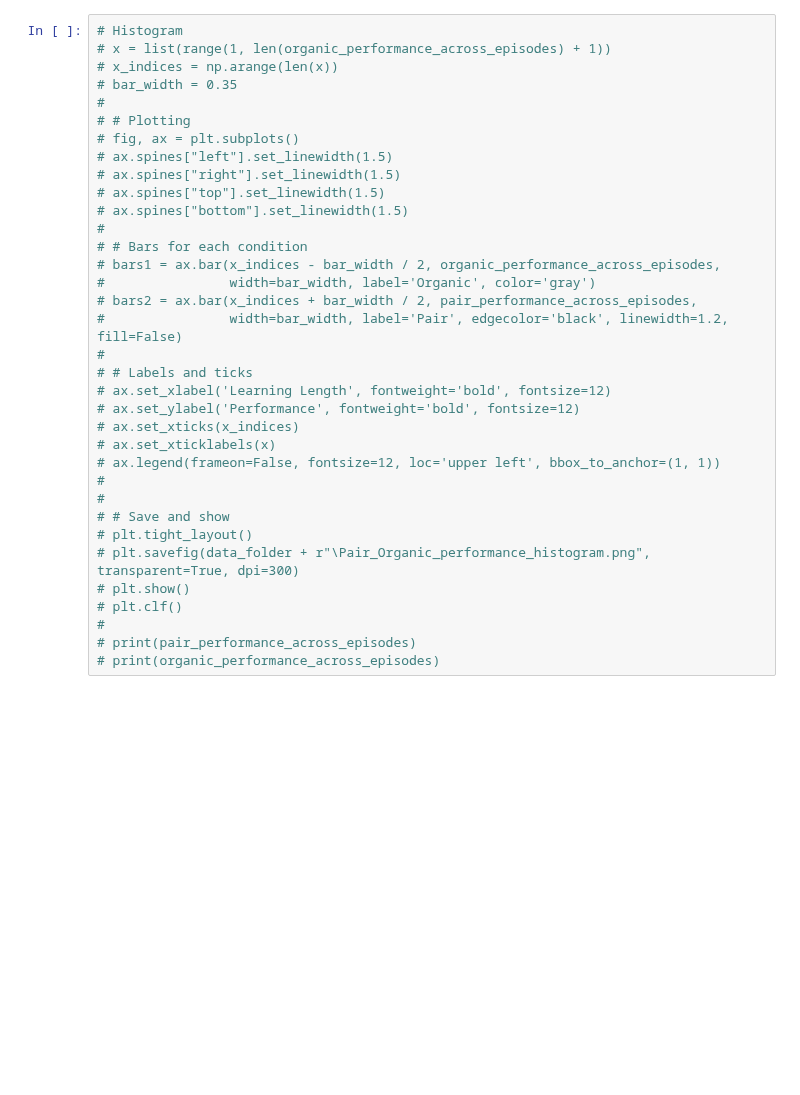
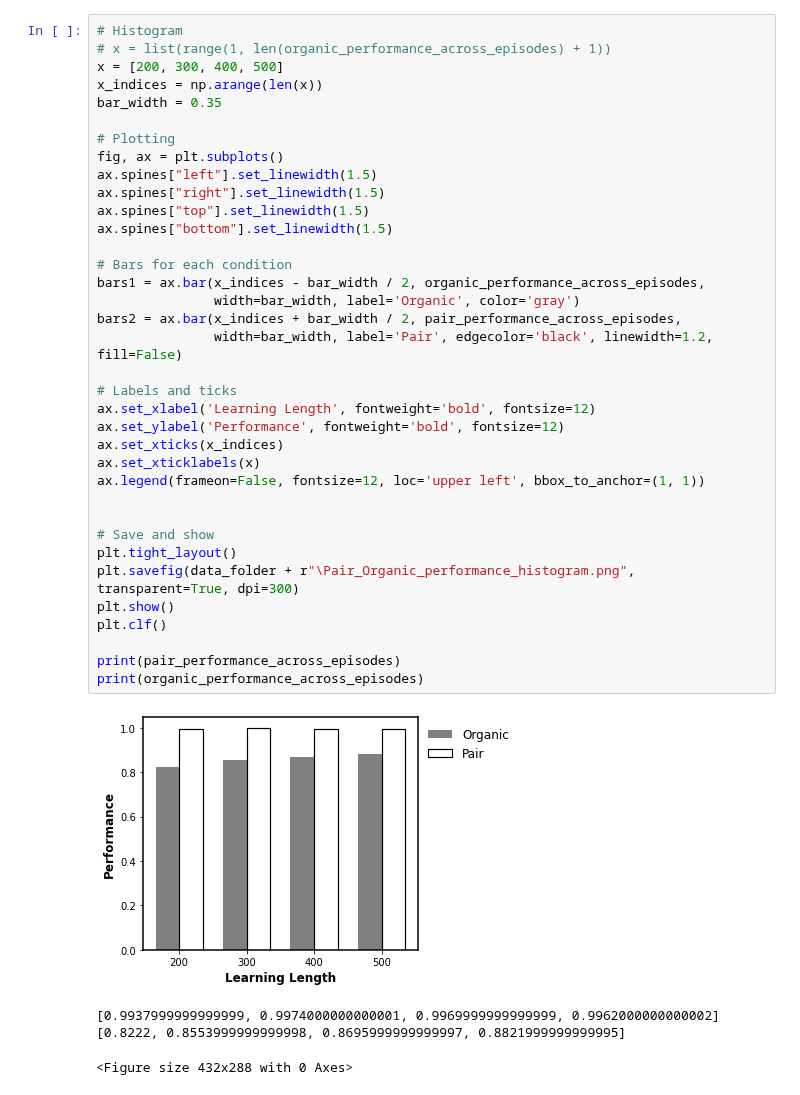
Before and after one commit to GrandJune/HAI, a Jupyter notebook: Turbulence/Results.ipynb, the cells around one changed output. Drawn from its saved outputs; the diff is of its cells as text; blank space fills up the shorter version.

```diff
--- a/Turbulence/Results.ipynb
+++ b/Turbulence/Results.ipynb
@@ -59,37 +59,43 @@ plt.clf()
 # %%
 # Histogram
 # x = list(range(1, len(organic_performance_across_episodes) + 1))
-# x_indices = np.arange(len(x))
-# bar_width = 0.35
-#
-# # Plotting
-# fig, ax = plt.subplots()
-# ax.spines["left"].set_linewidth(1.5)
-# ax.spines["right"].set_linewidth(1.5)
-# ax.spines["top"].set_linewidth(1.5)
-# ax.spines["bottom"].set_linewidth(1.5)
-#
-# # Bars for each condition
-# bars1 = ax.bar(x_indices - bar_width / 2, organic_performance_across_episodes,
-#                width=bar_width, label='Organic', color='gray')
-# bars2 = ax.bar(x_indices + bar_width / 2, pair_performance_across_episodes,
-#                width=bar_width, label='Pair', edgecolor='black', linewidth=1.2, fill=False)
-#
-# # Labels and ticks
-# ax.set_xlabel('Learning Length', fontweight='bold', fontsize=12)
-# ax.set_ylabel('Performance', fontweight='bold', fontsize=12)
-# ax.set_xticks(x_indices)
-# ax.set_xticklabels(x)
-# ax.legend(frameon=False, fontsize=12, loc='upper left', bbox_to_anchor=(1, 1))
-#
-#
-# # Save and show
-# plt.tight_layout()
-# plt.savefig(data_folder + r"\Pair_Organic_performance_histogram.png", transparent=True, dpi=300)
-# plt.show()
-# plt.clf()
-#
-# print(pair_performance_across_episodes)
-# print(organic_performance_across_episodes)
+x = [200, 300, 400, 500]
+x_indices = np.arange(len(x))
+bar_width = 0.35
+
+# Plotting
+fig, ax = plt.subplots()
+ax.spines["left"].set_linewidth(1.5)
+ax.spines["right"].set_linewidth(1.5)
+ax.spines["top"].set_linewidth(1.5)
+ax.spines["bottom"].set_linewidth(1.5)
+
+# Bars for each condition
+bars1 = ax.bar(x_indices - bar_width / 2, organic_performance_across_episodes,
+               width=bar_width, label='Organic', color='gray')
+bars2 = ax.bar(x_indices + bar_width / 2, pair_performance_across_episodes,
+               width=bar_width, label='Pair', edgecolor='black', linewidth=1.2, fill=False)
+
+# Labels and ticks
+ax.set_xlabel('Learning Length', fontweight='bold', fontsize=12)
+ax.set_ylabel('Performance', fontweight='bold', fontsize=12)
+ax.set_xticks(x_indices)
+ax.set_xticklabels(x)
+ax.legend(frameon=False, fontsize=12, loc='upper left', bbox_to_anchor=(1, 1))
+
+
+# Save and show
+plt.tight_layout()
+plt.savefig(data_folder + r"\Pair_Organic_performance_histogram.png", transparent=True, dpi=300)
+plt.show()
+plt.clf()
+
+print(pair_performance_across_episodes)
+print(organic_performance_across_episodes)
+# %% [output]
+[figure, added]
+[0.9937999999999999, 0.9974000000000001, 0.9969999999999999, 0.9962000000000002]
+[0.8222, 0.8553999999999998, 0.8695999999999997, 0.8821999999999995]
+<Figure size 432x288 with 0 Axes>
 # %%
 # Steps
```
Also changed, not shown: parts of 5 cells of this notebook, 1 other file.
